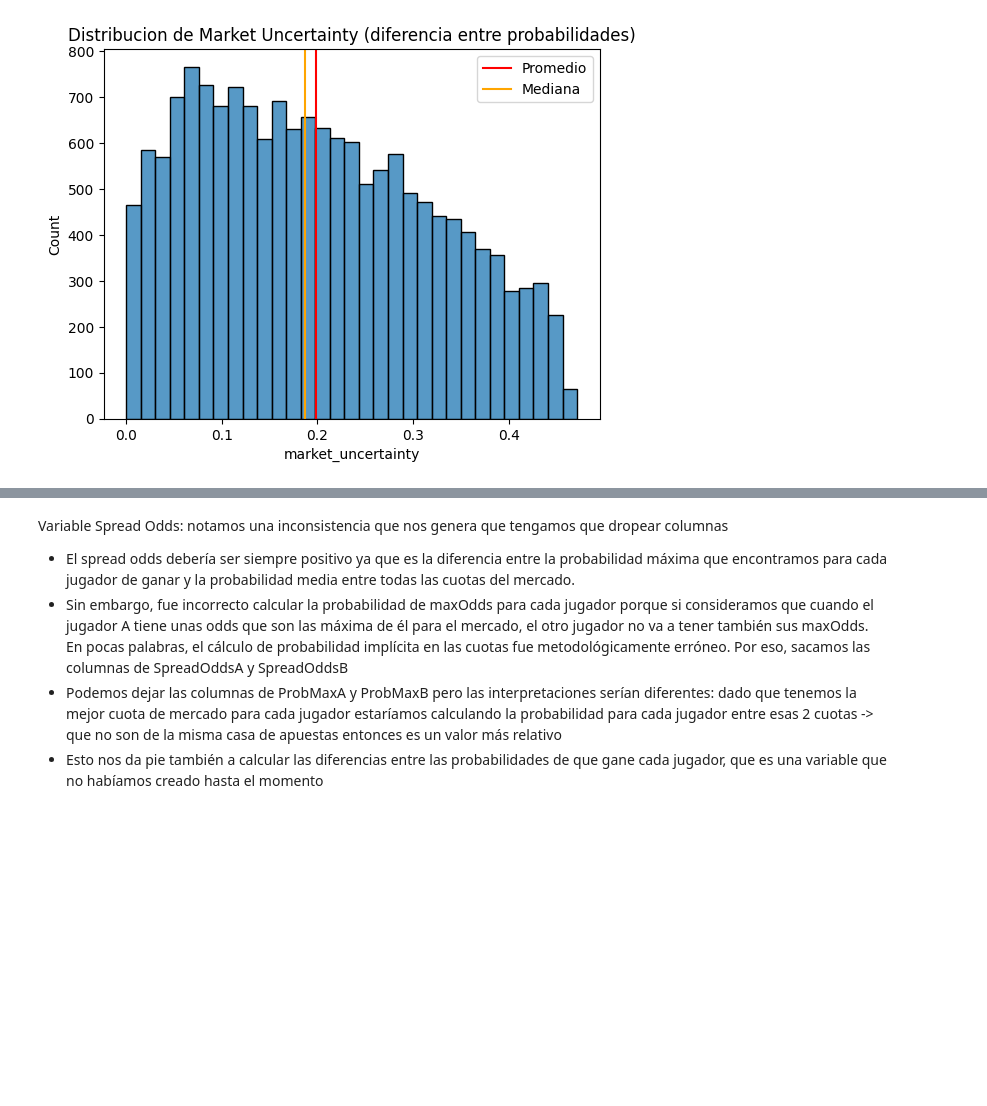
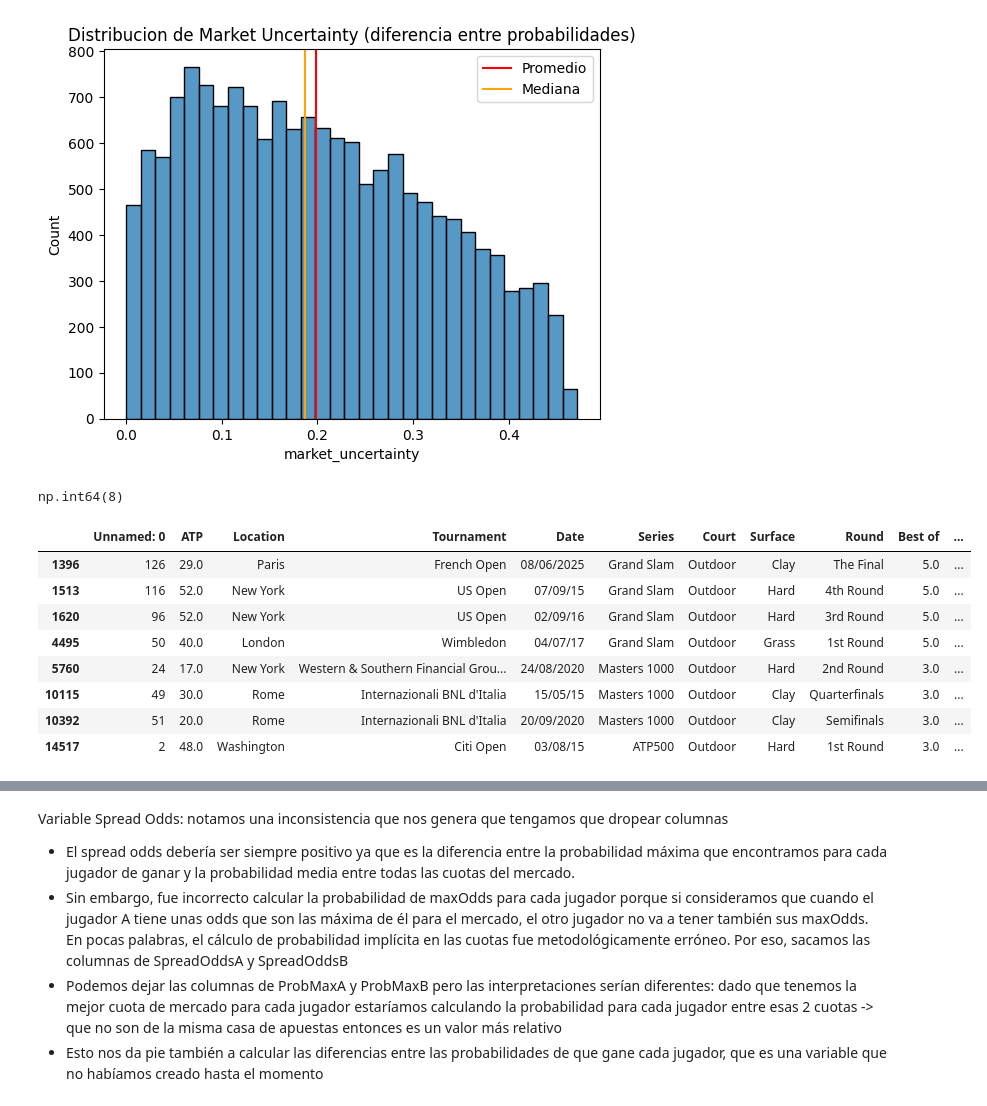
Before and after one commit to ichiP245/my-next-soderling, a Jupyter notebook: Notebooks/FullEDA.ipynb, the cells around one changed output, grey strips where cells are left out. Cells and saved outputs as stored; diff of their text form; code cells hidden in the pictures; blank space fills up the shorter version.

```diff
--- a/Notebooks/FullEDA.ipynb
+++ b/Notebooks/FullEDA.ipynb
@@ -147,3 +164,5 @@ plt.legend()
 plt.show()
 # %% [output]
 [figure]
+# %%
+df_0 = pd.read_csv('https://raw.githubusercontent.com/ichiP245/my-next-soderling/refs/heads/main/Archivos/TenisCSV.csv')
@@ -149,0 +172,16 @@ plt.show()
+# %%
+((max - avg) <0).sum()
+# %% [output]
+np.int64(8)
+# %%
+df_0[((df_0['MaxW'] - df_0['AvgW']) < 0) | ((df_0['MaxL'] - df_0['AvgL']) < 0)]
+# %% [output]
+|  | Unnamed: 0 | ATP | Location | Tournament | Date | Series | Court | Surface | Round | Best of | ... |
+| 1396 | 126 | 29.0 | Paris | French Open | 08/06/2025 | Grand Slam | Outdoor | Clay | The Final | 5.0 | ... |
+| 1513 | 116 | 52.0 | New York | US Open | 07/09/15 | Grand Slam | Outdoor | Hard | 4th Round | 5.0 | ... |
+| 1620 | 96 | 52.0 | New York | US Open | 02/09/16 | Grand Slam | Outdoor | Hard | 3rd Round | 5.0 | ... |
+| 4495 | 50 | 40.0 | London | Wimbledon | 04/07/17 | Grand Slam | Outdoor | Grass | 1st Round | 5.0 | ... |
+| 5760 | 24 | 17.0 | New York | Western & Southern Financial Grou... | 24/08/2020 | Masters 1000 | Outdoor | Hard | 2nd Round | 3.0 | ... |
+| 10115 | 49 | 30.0 | Rome | Internazionali BNL d'Italia | 15/05/15 | Masters 1000 | Outdoor | Clay | Quarterfinals | 3.0 | ... |
+| 10392 | 51 | 20.0 | Rome | Internazionali BNL d'Italia | 20/09/2020 | Masters 1000 | Outdoor | Clay | Semifinals | 3.0 | ... |
+| 14517 | 2 | 48.0 | Washington | Citi Open | 03/08/15 | ATP500 | Outdoor | Hard | 1st Round | 3.0 | ... |
```
Also changed, not shown: parts of 8 cells of this notebook.
